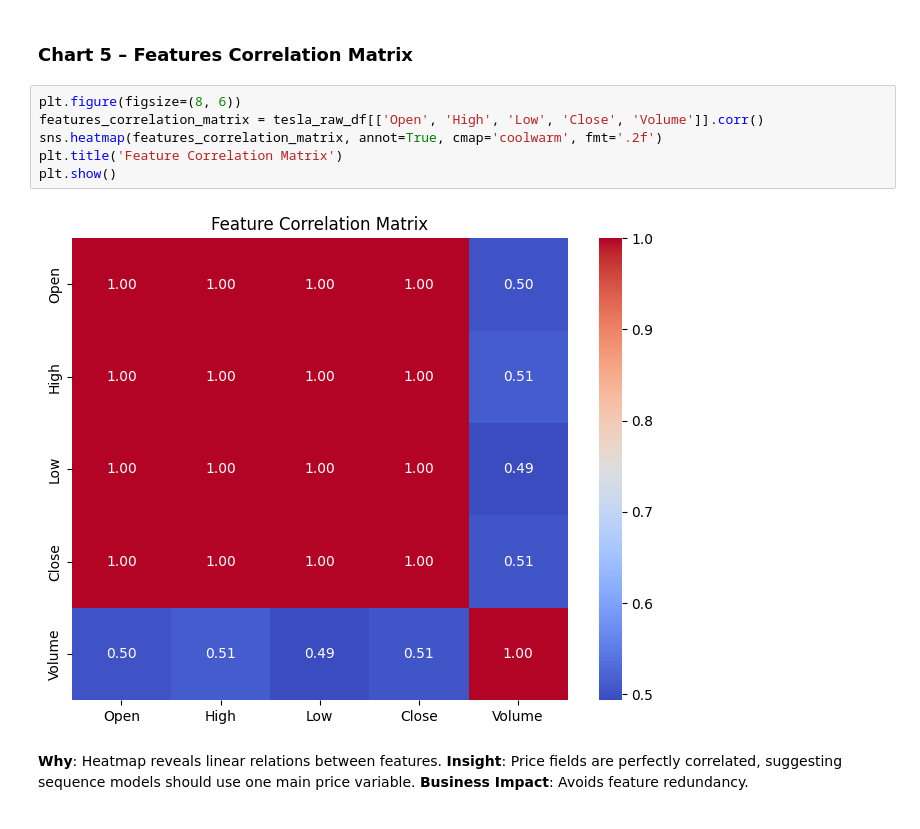
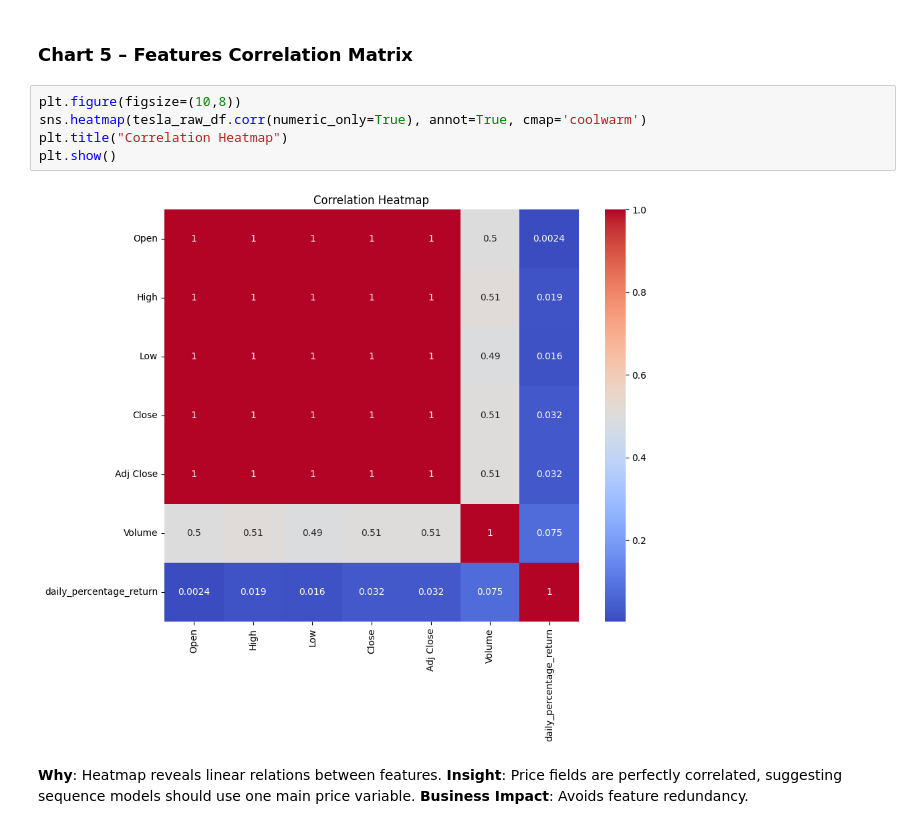
Before and after one commit to yatharth-20/tesla-stock-predictor, a Jupyter notebook: Tesla_EDA_Completed.ipynb, the cells around one changed output. Drawn from its saved outputs; the diff is of its cells as text.

Commit message:
Update correlation heatmap plot size and title in EDA notebook

```diff
--- a/Tesla_EDA_Completed.ipynb
+++ b/Tesla_EDA_Completed.ipynb
@@ -187,13 +189,12 @@ plt.show()
 # %% [markdown]
 ### Chart 5 – Features Correlation Matrix
 # %%
-plt.figure(figsize=(8, 6))
-features_correlation_matrix = tesla_raw_df[['Open', 'High', 'Low', 'Close', 'Volume']].corr()
-sns.heatmap(features_correlation_matrix, annot=True, cmap='coolwarm', fmt='.2f')
-plt.title('Feature Correlation Matrix')
+plt.figure(figsize=(10,8))
+sns.heatmap(tesla_raw_df.corr(numeric_only=True), annot=True, cmap='coolwarm')
+plt.title("Correlation Heatmap")
 plt.show()
 # %% [output]
-[figure, old version]
+[figure, new version]
 # %% [markdown]
 **Why**: Heatmap reveals linear relations between features.
 **Insight**: Price fields are perfectly correlated, suggesting sequence models should use one main price variable.
```
Also changed, not shown: parts of 2 cells of this notebook, 2 other files.
